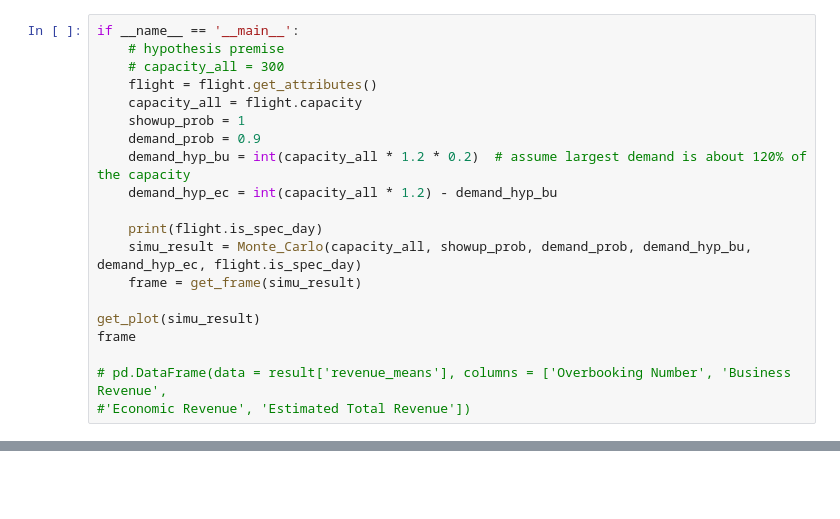
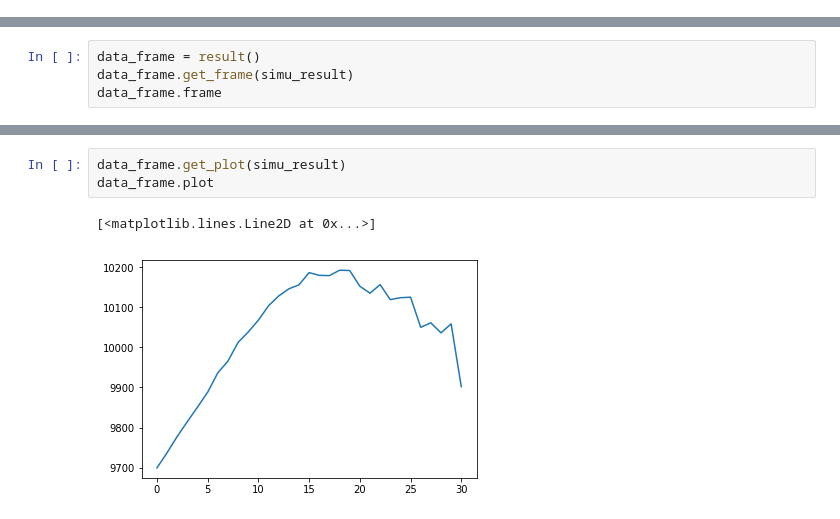
Before and after one commit to AshishKiitm/Monte-Carlo-Simulation-of-Airplane-Ticket-Overbooking, a Jupyter notebook: 590 final2.ipynb, the cells around one changed output, grey strips where cells are left out. Saved outputs shown, nothing was run; the diff lists cells and outputs as text; blank space fills up the shorter version.

```diff
--- a/590 final2.ipynb
+++ b/590 final2.ipynb
@@ -140,20 +276,0 @@ def get_max_rev(frame, capacity_all):
-# %%
-if __name__ == '__main__':
-    # hypothesis premise
-    # capacity_all = 300
-    flight = flight.get_attributes()
-    capacity_all = flight.capacity
-    showup_prob = 1
-    demand_prob = 0.9
-    demand_hyp_bu = int(capacity_all * 1.2 * 0.2)  # assume largest demand is about 120% of the capacity
-    demand_hyp_ec = int(capacity_all * 1.2) - demand_hyp_bu
-
-    print(flight.is_spec_day)
-    simu_result = Monte_Carlo(capacity_all, showup_prob, demand_prob, demand_hyp_bu, demand_hyp_ec, flight.is_spec_day)
-    frame = get_frame(simu_result)
-
-get_plot(simu_result)
-frame
-
-# pd.DataFrame(data = result['revenue_means'], columns = ['Overbooking Number', 'Business Revenue',
-#'Economic Revenue', 'Estimated Total Revenue'])
@@ -190,0 +277,4 @@ Name: 5, dtype: object
+# %%
+data_frame = result()
+data_frame.get_frame(simu_result)
+data_frame.frame
@@ -190,0 +299,6 @@ Name: 5, dtype: object
+# %%
+data_frame.get_plot(simu_result)
+data_frame.plot
+# %% [output]
+[<matplotlib.lines.Line2D at 0x...>]
+[figure, added]
```
Also changed, not shown: parts of 11 cells of this notebook.
